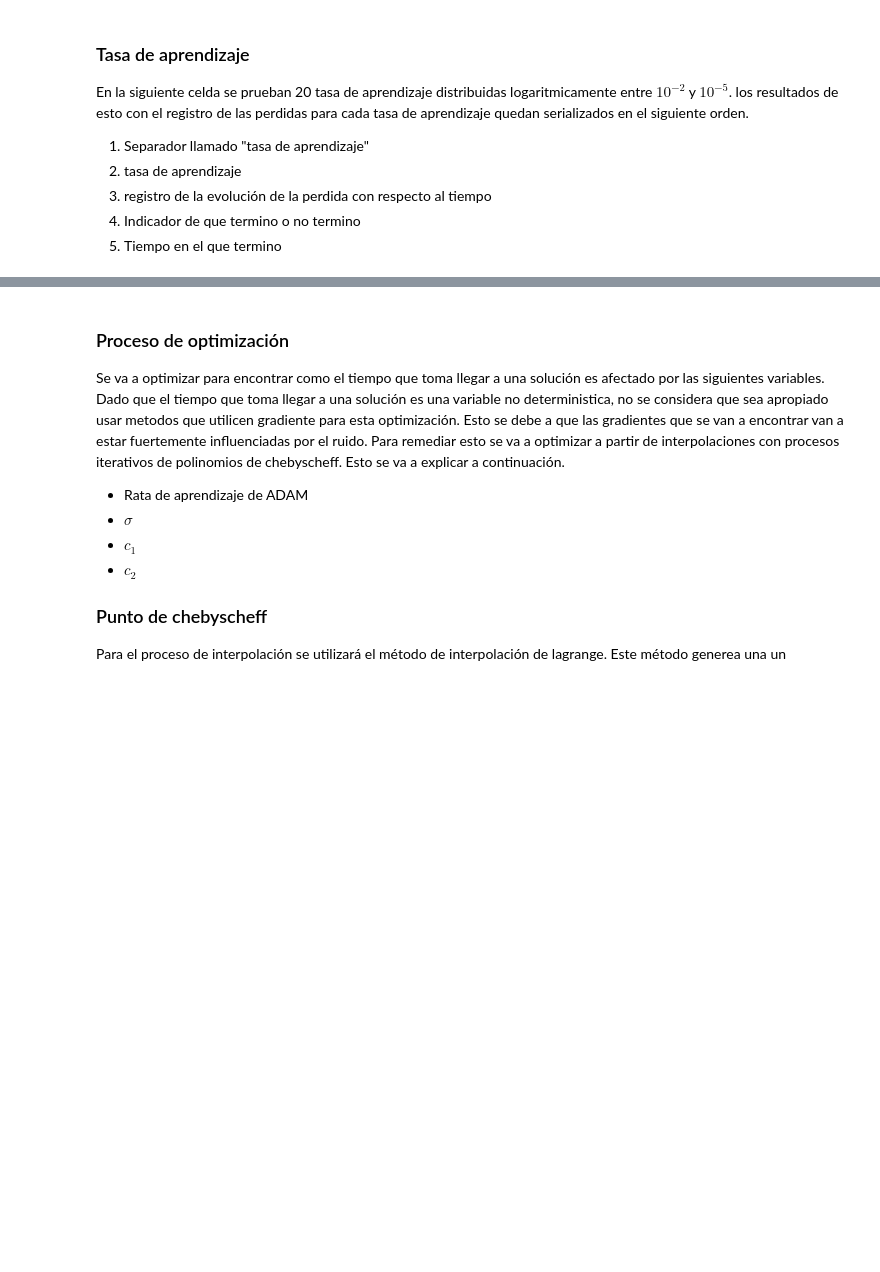
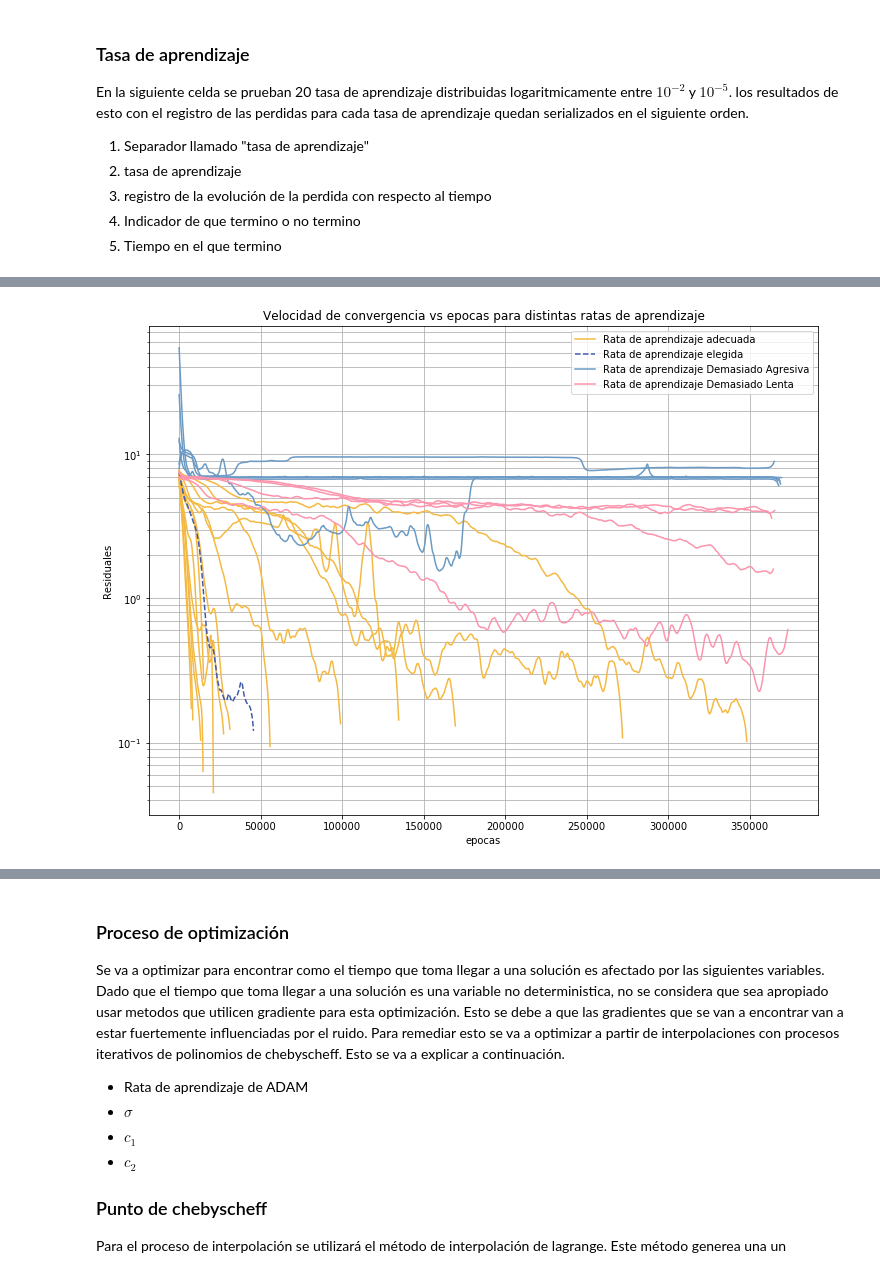
Before and after one commit to ngrandas/efficientPINN, a Jupyter notebook: pythontesis/Final.ipynb, the cells around one changed output, grey strips where cells are left out. Drawn from its saved outputs; the diff is of its cells as text; code cells hidden in the pictures; blank space fills up the shorter version.

```diff
--- a/pythontesis/Final.ipynb
+++ b/pythontesis/Final.ipynb
@@ -147,4 +148,5 @@ class NeuralNetworkPrueba(nn.Module): # Acá se declara el tipo de red que se va
         logits = self.linear_relu_stack(x)
         return logits
 
-redDinamica = NeuralNetworkPrueba().to(device) # Acá se declara la función de la red neuronal y se pone a correr en gpu
+#redDinamica = NeuralNetworkPrueba().to(device) # Acá se declara la función de la red neuronal y se pone a correr en gpu
+#redDinamicaCPU = NeuralNetworkPrueba().to("")
@@ -486,0 +637,52 @@ pesos
+# %%
+import scipy.signal as signal
+convergieron = [i.perdidas for i in convergencias1 if i.tiempo != -1]
+ratasTemporales = [i.rata for i in convergencias1 if i.tiempo != -1]
+noConvergieronArriba = [i.perdidas for i in convergencias1 if i.tiempo == -1 and i.rata > 1e-3]
+noConvergieronAbajo = [i.perdidas for i in convergencias1 if i.tiempo == -1 and i.rata < 1e-3]
+
+def filtrador(x_):
+    b, a = signal.butter(1, 0.075, 'low')
+    return signal.filtfilt(b, a, x_)
+
+fig, ax = plt.subplots(figsize = (12,9))
+os.chdir("/home/UANDES/n.grandas/pythontesis/pythontesis/graficas")
+plt.title ("Velocidad de convergencia vs epocas para distintas ratas de aprendizaje")
+
+
+transparencia = 1
+
+mejorOpcion = 0
+for j in range(len(convergieron)):
+    i = convergieron[j]
+    if convergencias1[eleccion].rata == ratasTemporales[j]:
+        mejorOpcion = j
+    else:
+        senal_filtrada = filtrador(i)
+        eje_x = np.linspace(0,len(senal_filtrada)*300,len(senal_filtrada)) # Se tomo un sample cada 300 epocas.
+        ax.semilogy(eje_x,senal_filtrada,color = "#F4B942",label = "Rata de aprendizaje adecuada",alpha = transparencia)
+
+senal_filtrada =  filtrador(convergieron[mejorOpcion],)
+eje_x = np.linspace(0,len(senal_filtrada) * 300,len(senal_filtrada))
+ax.semilogy(eje_x,senal_filtrada,color = "#4059AD",label = "Rata de aprendizaje elegida",alpha = 1,linewidth = 1.5,linestyle = "--")
+
+for i in noConvergieronArriba:
+    senal_filtrada = filtrador(i)
+    eje_x = np.linspace(0,len(senal_filtrada)* 300,len(senal_filtrada)) # Se tomo un sample cada 300 epocas.
+    ax.semilogy(eje_x,senal_filtrada,color = "#6B9AC4",label = "Rata de aprendizaje Demasiado Agresiva",alpha = transparencia)
+
+for i in noConvergieronAbajo:
+    senal_filtrada = filtrador(i)
+    eje_x = np.linspace(0,len(senal_filtrada)*300,len(senal_filtrada)) # Se tomo un sample cada 300 epocas.
+    ax.semilogy(eje_x,senal_filtrada,color = "#FC94AD",label = "Rata de aprendizaje Demasiado Lenta",alpha = transparencia)
+ax.set_ylabel("Residuales")
+ax.set_xlabel("epocas")
+ax.grid(which="both")
+display = [10,15,24,len(convergieron)-1]
+handles, labels = ax.get_legend_handles_labels()
+ax.legend([handle for i,handle in enumerate(handles) if i in display],
+      [label for i,label in enumerate(labels) if i in display])
+plt.style.context("seaborn-colorblind")
+plt.savefig("Convergencia para distintas ratas de aprendizaje",dpi = 300, bbox_inches = "tight")
+# %% [output]
+[figure, added]
```
Also changed, not shown: parts of 17 cells of this notebook.
